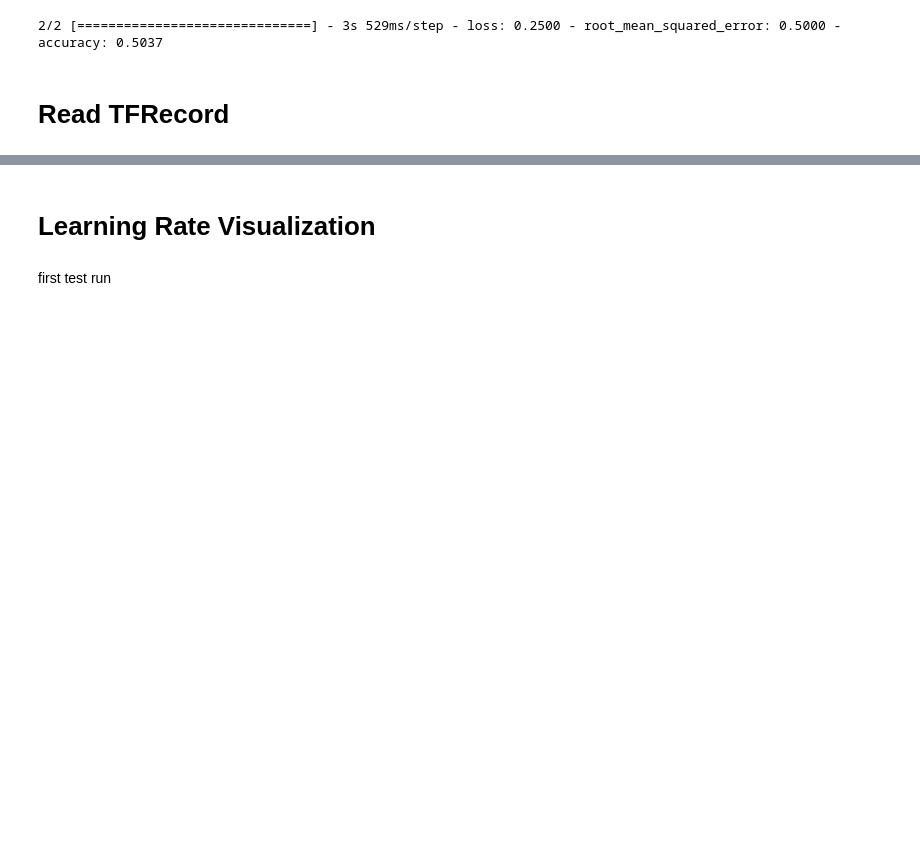
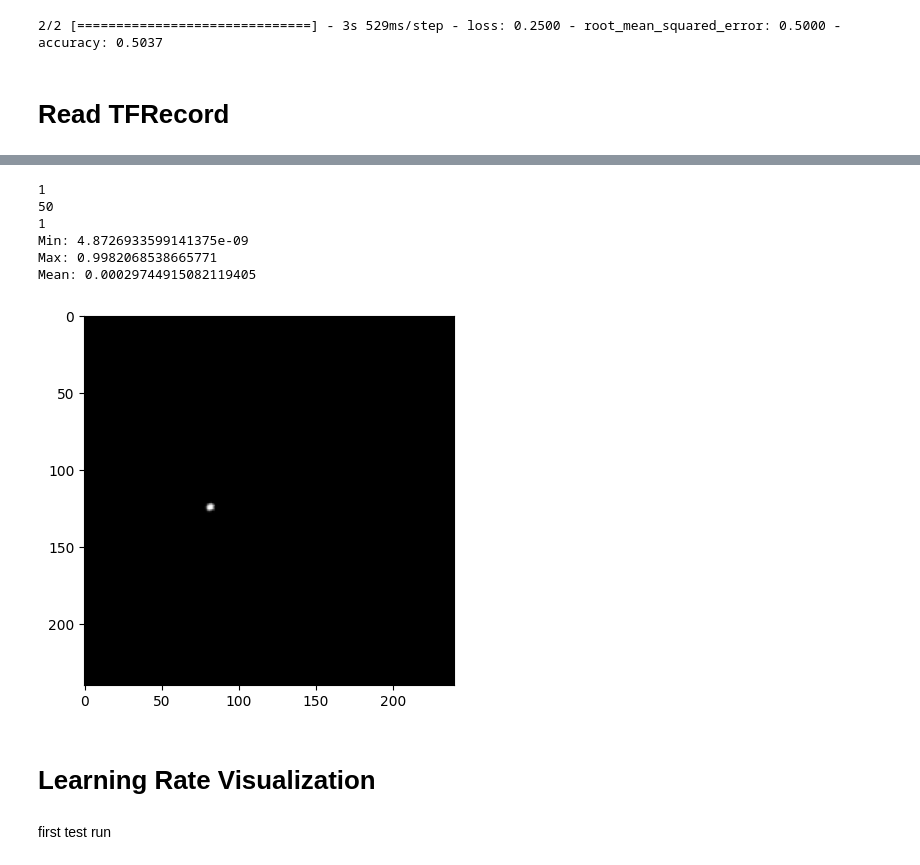
Before and after one commit to LennartPhil/Brain_Mets_Classification, a Jupyter notebook: notebooks/testing/tfr_testing_station.ipynb, the cells around one changed output, grey strips where cells are left out. Cells and saved outputs as stored; diff of their text form; code cells hidden in the pictures; blank space fills up the shorter version.

```diff
--- a/notebooks/testing/tfr_testing_station.ipynb
+++ b/notebooks/testing/tfr_testing_station.ipynb
@@ -562,3 +655,40 @@ for (image, sex, age), primary in test_image:
+# %%
+from functools import partial
+
+path_to_testing_tfr = "/Users/LennartPhilipp/Desktop/Uni/Prowiss/Datensatz_RGB/regensburg_slices_tfrecords/all_pats_single_rgb/sub-01812518/sub-01812518_1.tfrecord"
+
+num_images = 4
+num_classes = 6
+
+dataset = tf.data.TFRecordDataset([path_to_testing_tfr], compression_type="GZIP")
+parsed_dataset = dataset.map(partial(parse_record, labeled = True, num_classes = num_classes))
+
+test_image = parsed_dataset.take(1)
+for (image, sex, age), primary in test_image:
+    print(sex.numpy())
+    print(age.numpy())
+    print(primary.numpy())
+    #numpy_image = image.numpy()
+    augmented = data_augmentation(image[:,:,:,2])
+
+    print(f"Min: {tf.reduce_min(augmented)}")
+    print(f"Max: {tf.reduce_max(augmented)}")
+    print(f"Mean: {tf.reduce_mean(augmented)}")
+
+    augmented = augmented.numpy()
+    plt.imshow(augmented, cmap = "inferno")
+
+# sex
+# m = 1, 0
+# f = 0, 1
+# %% [output]
+1
+50
+1
+Min: 4.8726933599141375e-09
+Max: 0.9982068538665771
+Mean: 0.00029744915082119405
+[figure, added]
 # %% [markdown]
 # Learning Rate Visualization
 # %% [markdown]
```
Also changed, not shown: parts of 7 cells of this notebook.
